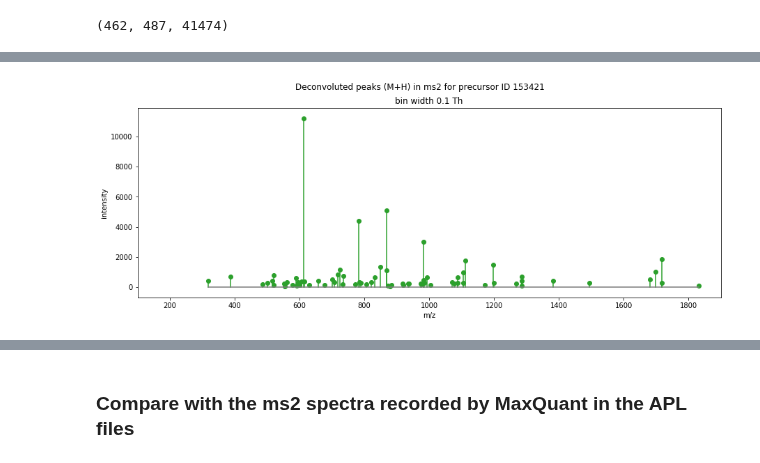
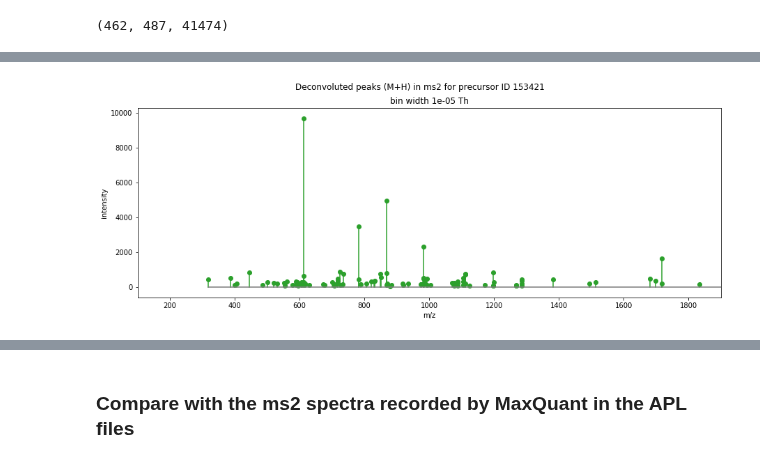
Before and after one commit to WEHI-Proteomics/tfde, a Jupyter notebook: notebooks/feature extraction from PASEF isolation windows.ipynb, the cells around one changed output, grey strips where cells are left out. Drawn from its saved outputs; the diff is of its cells as text; code cells hidden in the pictures.

```diff
--- a/notebooks/feature extraction from PASEF isolation windows.ipynb
+++ b/notebooks/feature extraction from PASEF isolation windows.ipynb
@@ -785,0 +888,2 @@ Wall time: 27.6 ms
+# %%
+raw_scratch_df = binned_ms2_df.copy() # take a copy because we're going to delete stuff
@@ -786 +894,20 @@ Wall time: 27.6 ms
+# %%
+MZ_DELTA = 0.01
+# %%
+ms2_peaks_l = []
+while len(raw_scratch_df) > 0:
+    # find the most intense point
+    peak_df = raw_scratch_df.loc[raw_scratch_df.summed_intensity.idxmax()]
+    peak_mz = peak_df.mz_centroid
+    peak_mz_lower = peak_mz - MZ_DELTA
+    peak_mz_upper = peak_mz + MZ_DELTA
+
+    # get all the raw points within this m/z region
+    peak_raw_points_df = raw_scratch_df[(raw_scratch_df.mz_centroid >= peak_mz_lower) & (raw_scratch_df.mz_centroid <= peak_mz_upper)]
+    mz_centroid = peakutils.centroid(peak_raw_points_df.mz_centroid, peak_raw_points_df.summed_intensity)
+    summed_intensity = peak_raw_points_df.summed_intensity.sum()
+    ms2_peaks_l.append((mz_centroid, summed_intensity))
+
+    # remove the raw points assigned to this peak
+    raw_scratch_df = raw_scratch_df[~raw_scratch_df.isin(peak_raw_points_df)].dropna(how = 'all')
 # %%
@@ -863,5 +934,5 @@ plt.show()
 %%time
 
 # ms2_deconvoluted_peaks, _ = deconvolute_peaks(ms2_peaks, averagine=averagine.peptide, charge_range=(1,5), scorer=scoring.MSDeconVFitter(10.0), truncate_after=0.95)
-ms2_deconvoluted_peaks, _ = deconvolute_peaks(ms2_peaks, averagine=averagine.peptide, charge_range=(1,5), scorer=scoring.MSDeconVFitter(10.0), truncate_after=0.95)
+ms2_deconvoluted_peaks, _ = deconvolute_peaks(ms2_peaks_l, averagine=averagine.peptide, charge_range=(1,5), scorer=scoring.MSDeconVFitter(10.0), truncate_after=0.95)
 # %% [output]
@@ -907,21 +978,21 @@ ms2_deconvoluted_peaks_df.mz.min(),ms2_deconvoluted_peaks_df.mz.max()
 # %%
 f, ax = plt.subplots()
 colors = ['tab:blue', 'tab:orange', 'tab:green', 'tab:red', 'tab:purple', 'tab:brown', 'tab:pink', 'tab:gray', 'tab:olive', 'tab:cyan']
 markerline, stemlines, baseline = ax.stem(ms2_deconvoluted_peaks_df.m_plus_h, ms2_deconvoluted_peaks_df.intensity, 'g')
 plt.setp(markerline, 'color', colors[2])
 plt.setp(stemlines, 'color', colors[2])
 plt.setp(baseline, 'color', colors[7])
 plt.xlabel('m/z')
 plt.ylabel('intensity')
 f.set_figheight(5)
 f.set_figwidth(15)
 ax.set_xlim((100,1900))
 plt.margins(0.06)
 plt.suptitle('Deconvoluted peaks (M+H) in ms2 for precursor ID {}'.format(precursor_id))
-plt.title('bin width {} Th'.format(MZ_BIN_WIDTH))
+plt.title('bin width {} Th'.format(MS2_MZ_BIN_WIDTH))
 plt.show()
 # %% [output]
-[figure, old version]
+[figure, new version]
 # %%
 ms2_deconvoluted_peaks_df[['mz','intensity']].to_csv('/Users/darylwilding-mcbride/Downloads/my_ms2_for_precursor_{}.csv'.format(precursor_id))
 # %%
```
Also changed, not shown: parts of 103 cells of this notebook.
